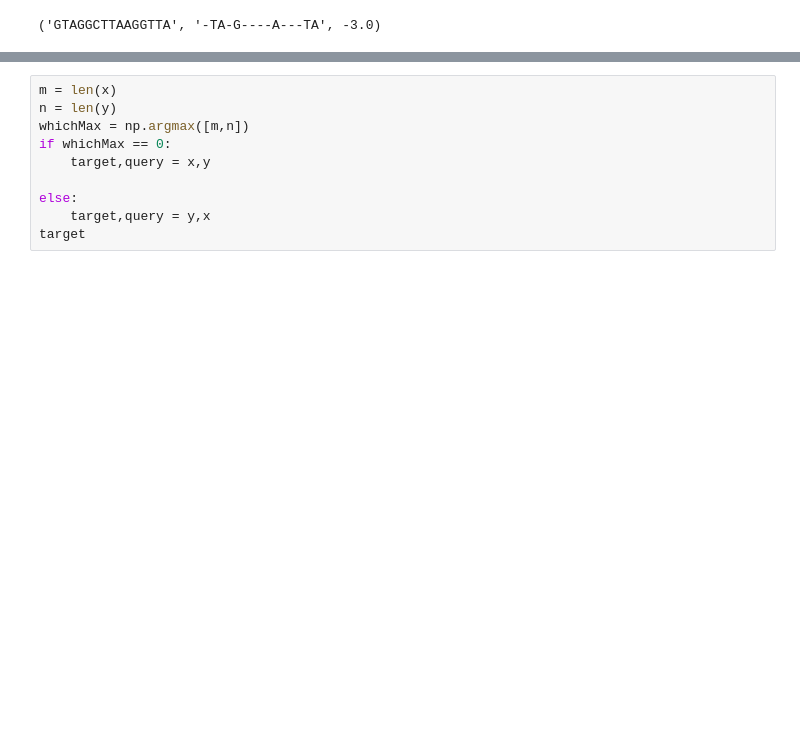
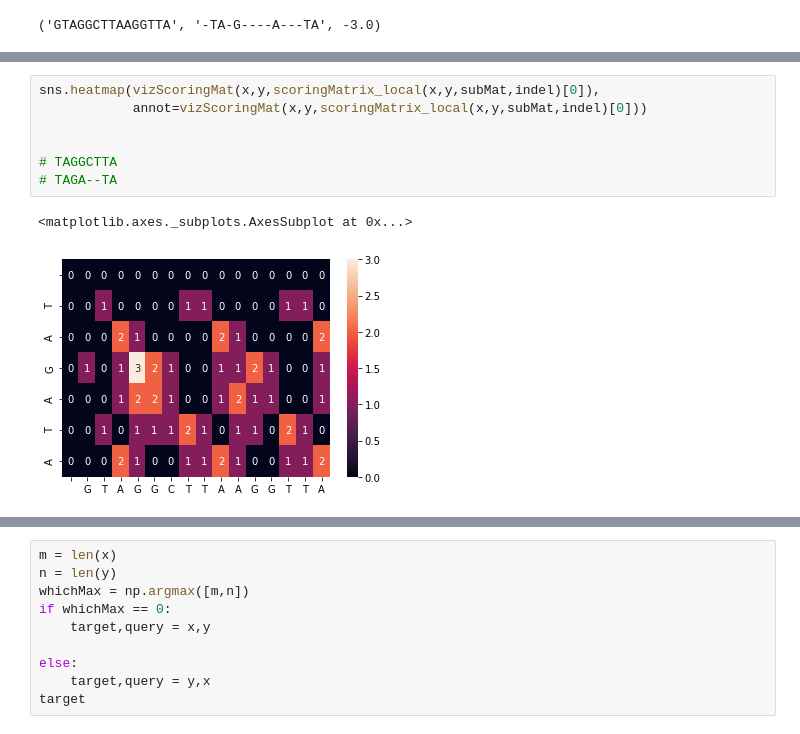
Before and after one commit to rodriguezmDNA/bioinformaticsAlgorithms, a Jupyter notebook: GlocalAlignment.ipynb, the cells around one changed output, grey strips where cells are left out. Saved outputs shown, nothing was run; the diff lists cells and outputs as text; blank space fills up the shorter version.

```diff
--- a/GlocalAlignment.ipynb
+++ b/GlocalAlignment.ipynb
@@ -206,0 +231,10 @@ gloCal(x,y,subMat,indel)
+# %%
+sns.heatmap(vizScoringMat(x,y,scoringMatrix_local(x,y,subMat,indel)[0]),
+            annot=vizScoringMat(x,y,scoringMatrix_local(x,y,subMat,indel)[0]))
+
+
+# TAGGCTTA
+# TAGA--TA
+# %% [output]
+<matplotlib.axes._subplots.AxesSubplot at 0x...>
+[figure, added]
```
Also changed, not shown: parts of 16 cells of this notebook.
